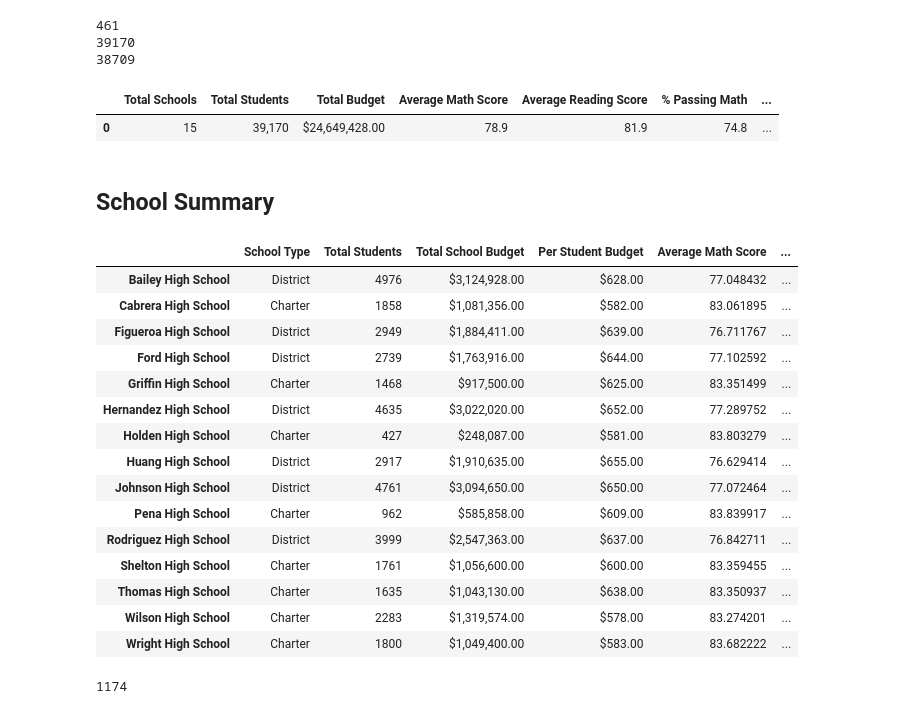
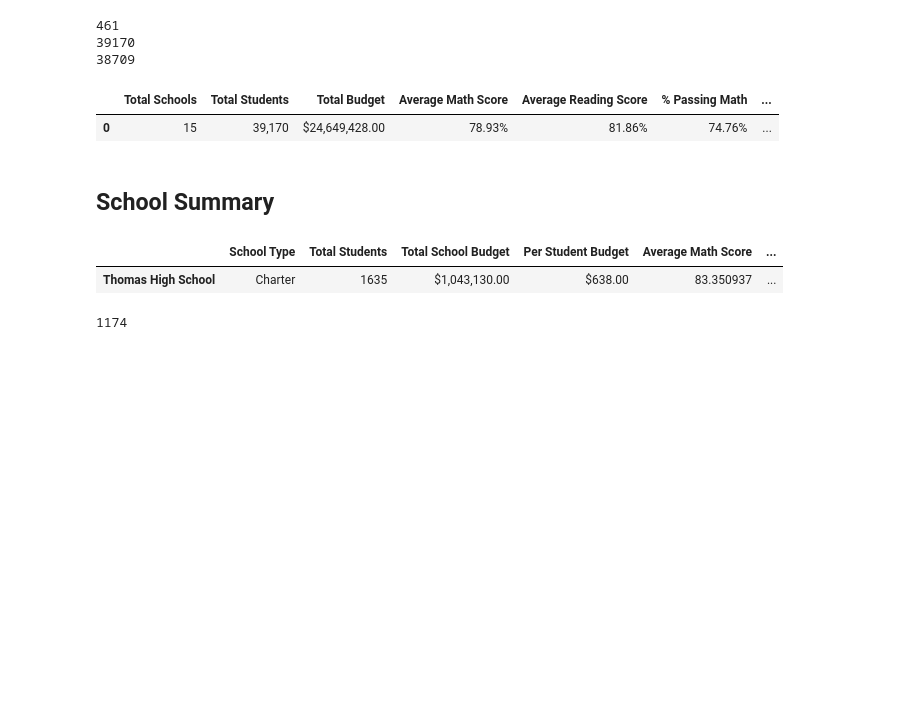
Before and after one commit to daniel-sh-au/004_school-district-analysis, a Jupyter notebook: PyCitySchools_Challenge.ipynb, the cells around one changed output. Cells and saved outputs as stored; diff of their text form; code cells hidden in the pictures; blank space fills up the shorter version.

```diff
--- a/PyCitySchools_Challenge.ipynb
+++ b/PyCitySchools_Challenge.ipynb
@@ -144,17 +144,17 @@ district_summary_df["Total Students"] = district_summary_df["Total Students"].ma
 # Format the "Total Budget" to have the comma for a thousands separator, a decimal separator and a "$".
 district_summary_df["Total Budget"] = district_summary_df["Total Budget"].map("${:,.2f}".format)
 # Format the columns.
-district_summary_df["Average Math Score"] = district_summary_df["Average Math Score"].map("{:.1f}".format)
-district_summary_df["Average Reading Score"] = district_summary_df["Average Reading Score"].map("{:.1f}".format)
-district_summary_df["% Passing Math"] = district_summary_df["% Passing Math"].map("{:.1f}".format)
-district_summary_df["% Passing Reading"] = district_summary_df["% Passing Reading"].map("{:.1f}".format)
-district_summary_df["% Overall Passing"] = district_summary_df["% Overall Passing"].map("{:.1f}".format)
+district_summary_df["Average Math Score"] = district_summary_df["Average Math Score"].map("{:.2f}%".format)
+district_summary_df["Average Reading Score"] = district_summary_df["Average Reading Score"].map("{:.2f}%".format)
+district_summary_df["% Passing Math"] = district_summary_df["% Passing Math"].map("{:.2f}%".format)
+district_summary_df["% Passing Reading"] = district_summary_df["% Passing Reading"].map("{:.2f}%".format)
+district_summary_df["% Overall Passing"] = district_summary_df["% Overall Passing"].map("{:.2f}%".format)
 
 # Display the data frame
 district_summary_df
 # %% [output]
 |  | Total Schools | Total Students | Total Budget | Average Math Score | Average Reading Score | % Passing Math | ... |
-| 0 | 15 | 39,170 | $24,649,428.00 | 78.9 | 81.9 | 74.8 | ... |
+| 0 | 15 | 39,170 | $24,649,428.00 | 78.93% | 81.86% | 74.76% | ... |
 # %% [markdown]
 ##  School Summary
 # %%
@@ -212,27 +212,13 @@ per_school_summary_df = pd.DataFrame({
 # %%
 # Format the Total School Budget and the Per Student Budget
 per_school_summary_df["Total School Budget"] = per_school_summary_df["Total School Budget"].map("${:,.2f}".format)
 per_school_summary_df["Per Student Budget"] = per_school_summary_df["Per Student Budget"].map("${:,.2f}".format)
 
 # Display the data frame
-per_school_summary_df
+per_school_summary_df[per_school_summary_df.index=="Thomas High School"]
 # %% [output]
 |  | School Type | Total Students | Total School Budget | Per Student Budget | Average Math Score | ... |
-| Bailey High School | District | 4976 | $3,124,928.00 | $628.00 | 77.048432 | ... |
-| Cabrera High School | Charter | 1858 | $1,081,356.00 | $582.00 | 83.061895 | ... |
-| Figueroa High School | District | 2949 | $1,884,411.00 | $639.00 | 76.711767 | ... |
-| Ford High School | District | 2739 | $1,763,916.00 | $644.00 | 77.102592 | ... |
-| Griffin High School | Charter | 1468 | $917,500.00 | $625.00 | 83.351499 | ... |
-| Hernandez High School | District | 4635 | $3,022,020.00 | $652.00 | 77.289752 | ... |
-| Holden High School | Charter | 427 | $248,087.00 | $581.00 | 83.803279 | ... |
-| Huang High School | District | 2917 | $1,910,635.00 | $655.00 | 76.629414 | ... |
-| Johnson High School | District | 4761 | $3,094,650.00 | $650.00 | 77.072464 | ... |
-| Pena High School | Charter | 962 | $585,858.00 | $609.00 | 83.839917 | ... |
-| Rodriguez High School | District | 3999 | $2,547,363.00 | $637.00 | 76.842711 | ... |
-| Shelton High School | Charter | 1761 | $1,056,600.00 | $600.00 | 83.359455 | ... |
 | Thomas High School | Charter | 1635 | $1,043,130.00 | $638.00 | 83.350937 | ... |
-| Wilson High School | Charter | 2283 | $1,319,574.00 | $578.00 | 83.274201 | ... |
-| Wright High School | Charter | 1800 | $1,049,400.00 | $583.00 | 83.682222 | ... |
 # %%
 # Step 5.  Get the number of 10th-12th graders from Thomas High School (THS).
 student_10_THS_count = school_data_complete_df[(school_data_complete_df["grade"] == "10th") & (school_data_complete_df["school_name"] == "Thomas High School")].count()["Student ID"]
```
Also changed, not shown: parts of 24 cells of this notebook, 4 other files.
